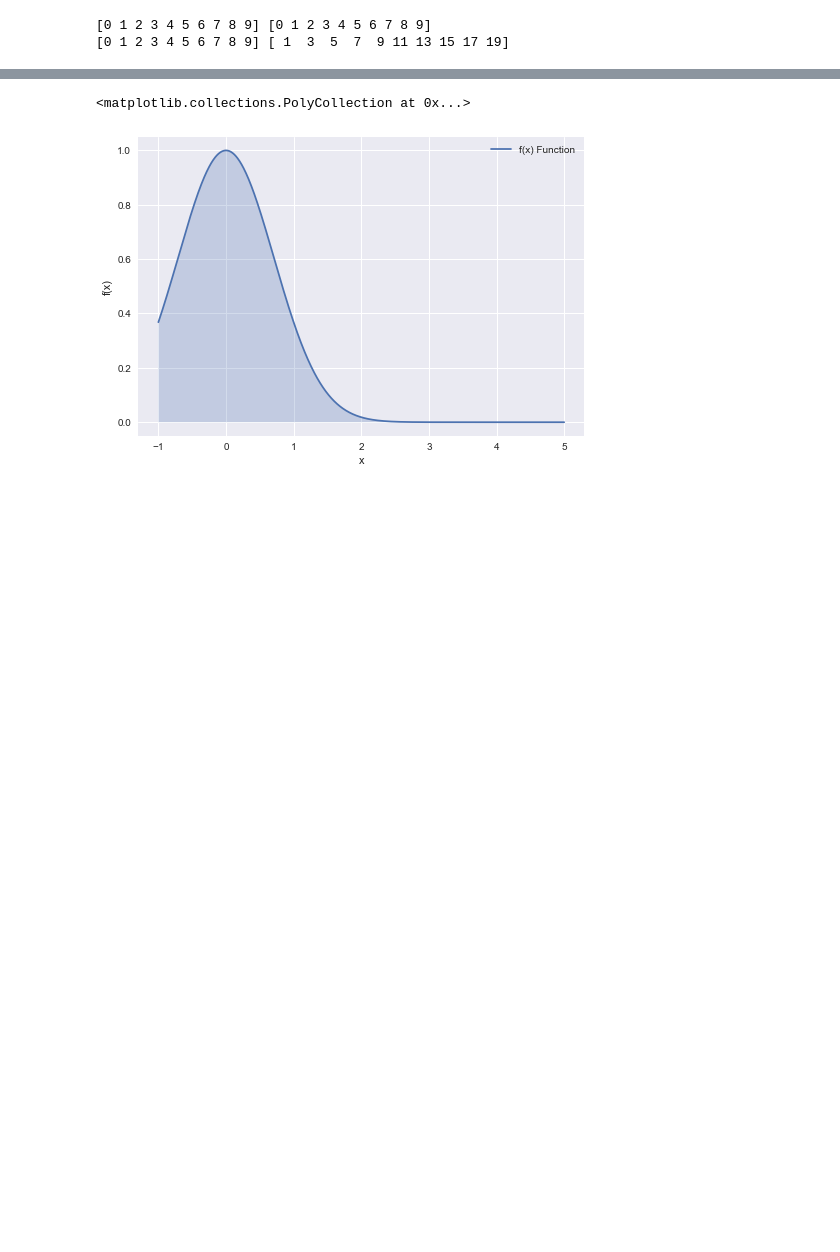
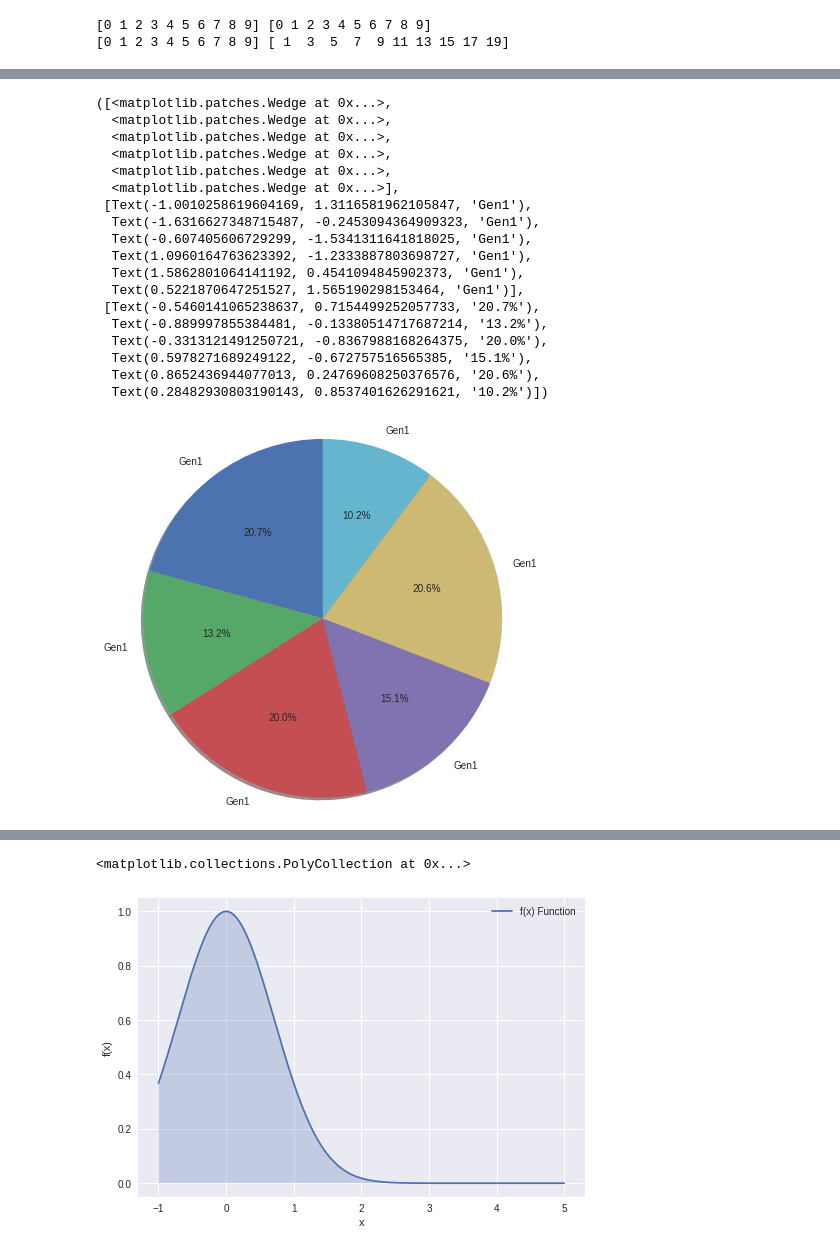
Before and after one commit to 1966hs/MujeresDigitales, a Jupyter notebook: MatplotlibHeidy.ipynb, the cells around one changed output, grey strips where cells are left out. Drawn from its saved outputs; the diff is of its cells as text; code cells hidden in the pictures; blank space fills up the shorter version.

```diff
--- a/MatplotlibHeidy.ipynb
+++ b/MatplotlibHeidy.ipynb
@@ -404,0 +405,3 @@ plt.pie(gene.values, labels=gene.index,startangle=90, autopct='%1.1f%%', shadow=
+# %%
+gene.index=['Gen1','Gen1','Gen1','Gen1','Gen1','Gen1']
+gene
@@ -405 +416,25 @@ plt.pie(gene.values, labels=gene.index,startangle=90, autopct='%1.1f%%', shadow=
+# %%
+#nombre de la generacion y su porcentaje )
+
+plt.pie(gene.values, labels=gene.index,startangle=90, autopct='%1.1f%%', shadow=True, radius=1.5)
+# %% [output]
+([<matplotlib.patches.Wedge at 0x...>,
+  <matplotlib.patches.Wedge at 0x...>,
+  <matplotlib.patches.Wedge at 0x...>,
+  <matplotlib.patches.Wedge at 0x...>,
+  <matplotlib.patches.Wedge at 0x...>,
+  <matplotlib.patches.Wedge at 0x...>],
+ [Text(-1.0010258619604169, 1.3116581962105847, 'Gen1'),
+  Text(-1.6316627348715487, -0.2453094364909323, 'Gen1'),
+  Text(-0.607405606729299, -1.5341311641818025, 'Gen1'),
+  Text(1.0960164763623392, -1.2333887803698727, 'Gen1'),
+  Text(1.5862801064141192, 0.4541094845902373, 'Gen1'),
+  Text(0.5221870647251527, 1.565190298153464, 'Gen1')],
+ [Text(-0.5460141065238637, 0.7154499252057733, '20.7%'),
+  Text(-0.889997855384481, -0.13380514717687214, '13.2%'),
+  Text(-0.3313121491250721, -0.8367988168264375, '20.0%'),
+  Text(0.5978271689249122, -0.672757516565385, '15.1%'),
+  Text(0.8652436944077013, 0.24769608250376576, '20.6%'),
+  Text(0.28482930803190143, 0.8537401626291621, '10.2%')])
+[figure, added]
 # %%
```
Also changed, not shown: parts of 37 cells of this notebook.
